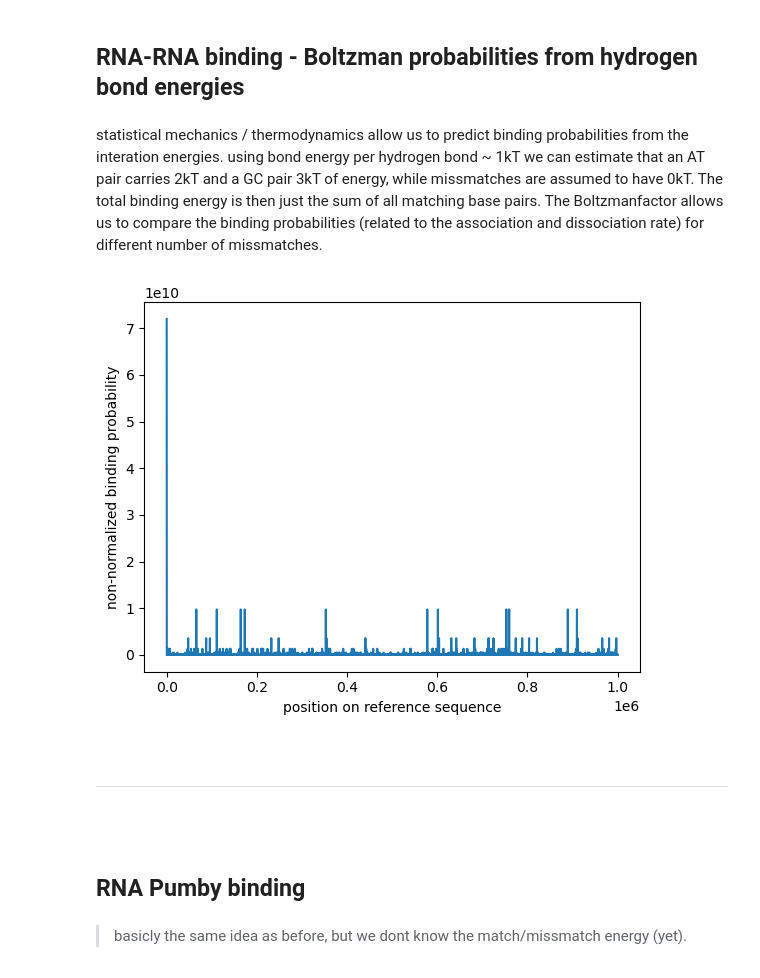
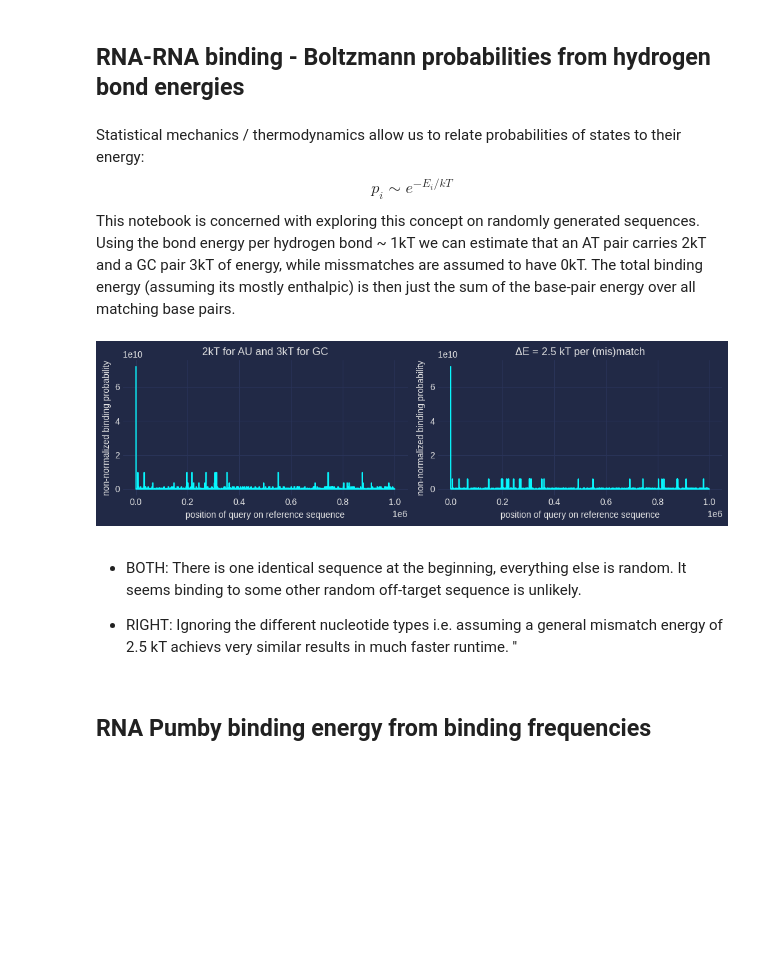
Before and after one commit to Q1vy/iGEM2025-TRAPS-Software-and-Modelling, a Jupyter notebook: statmech_binding_model.ipynb, the cells around one changed output. Cells and saved outputs as stored; diff of their text form; code cells hidden in the pictures; blank space fills up the shorter version.

```diff
--- a/statmech_binding_model.ipynb
+++ b/statmech_binding_model.ipynb
@@ -3,9 +3,12 @@ import numpy as np
 import matplotlib.pyplot as plt
 import scipy.stats as stats
 from numba import njit
+import mplcyberpunk
+plt.style.use("cyberpunk")
 
 @njit
 def sc_jit(ref, seq):
+    '''moving window subsequence comparison counting matches for each position of seq on ref'''
     n = len(ref) - len(seq) + 1
     cv = np.zeros(n, dtype=np.int8)
     for i in range(n):
@@ -16,9 +19,22 @@ def sc_jit(ref, seq):
         cv[i] = count
     return cv
 sc_jit(np.random.randint(0, 3, 100), np.random.randint(0, 3, 10));    # call it once for numba to compile the function
+
+def encoder(seq):
+    '''map sequence values into new axis to encode interaction strengths'''
+    array = np.zeros((len(seq),4))
+    for i in range(len(array)):
+        array[i, seq[i]] = np.sqrt((2+(seq[i]>1))) # A U G C stored as 1 2 3 4 get energies 2 2 3 3
+    return array
+
+def sc_np(a, b):
+    '''sequence comparison that does not count mismatches, but energy'''
+    A = encoder(a)
+    B = encoder(b)
+    cv = np.correlate(A.flatten(), B.flatten(), mode = "valid")[::4]
+    return cv
 # %% [markdown]
-## RNA-RNA binding - Boltzman probabilities from hydrogen bond energies
+## RNA-RNA binding - Boltzmann probabilities from hydrogen bond energies
 # %% [markdown]
-statistical mechanics / thermodynamics allow us to predict binding probabilities from the interation energies.
-using bond energy per hydrogen bond ~ 1kT we can estimate that an AT pair carries 2kT and a GC pair 3kT of energy, while missmatches are assumed to have 0kT. The total binding energy is then just the sum of all matching base pairs.
-The Boltzmanfactor allows us to compare the binding probabilities (related to the association and dissociation rate) for different number of missmatches.
+Statistical mechanics / thermodynamics allow us to relate probabilities of states to their energy:
+$$p_i \sim e^{-E_i /kT} $$This notebook is concerned with exploring this concept on randomly generated sequences. Using the bond energy per hydrogen bond ~ 1kT we can estimate that an AT pair carries 2kT and a GC pair 3kT of energy, while missmatches are assumed to have 0kT. The total binding energy (assuming its mostly enthalpic) is then just the sum of the base-pair energy over all matching base pairs.
@@ -38,24 +41,33 @@ def sc_np(a, b): # sequence comparison that does not count mismatches, but energ
 # %%
-ref = np.random.randint(low = 0, high = 4, size = 10**6)
-target = ref[:10]
-energies = sc_np(ref, target)  # is the total binding energy for each position
-plt.plot(np.exp(energies));    # Boltzmann factor
-plt.ylabel("non-normalized binding probability")
-plt.xlabel("position on reference sequence");
-# As a reference there is a perfect match a the start of the sequence
+ref = np.random.randint(low = 0, high = 4, size = 10**6) # generate random reference sequence to test against
+query = ref[:10]                                         # query = binding sequence to evaluate
+
+energy_left  = -sc_np(ref, query)  # is the total binding energy of query and ref for each possible position, assuming the physical AU = 2kT and GC = 3kT.
+energy_right = -2.5 * sc_jit(ref, query)  # a simplified energy calculation assuming 2.5kT for each matching base pair.
+
+boltzmann_left  = np.exp(-energy_left)
+boltzmann_right = np.exp(-energy_right)
+
+# making plots #
+fig, (ax, bx) = plt.subplots(1, 2, figsize=(10, 3))
+ax.plot(boltzmann_left);
+bx.plot(boltzmann_right);
+ax.set_title("2kT for AU and 3kT for GC")
+bx.set_title("ΔE = 2.5 kT per (mis)match")
+ax.set_ylabel("non-normalized binding probability")
+bx.set_ylabel("non-normalized binding probability")
+ax.set_xlabel("position of query on reference sequence");
+bx.set_xlabel("position of query on reference sequence");
+plt.tight_layout()
+# For comparison there is a perfect match a the start of the sequence
 # %% [output]
-[figure, old version]
+[figure, new version]
-# %% [markdown]
-
- <br>
-
- ------
-
- <br>
+# %% [markdown]
+- BOTH: There is one identical sequence at the beginning, everything else is random. It seems binding to some other random off-target sequence is unlikely.
+
+- RIGHT: Ignoring the different nucleotide types i.e. assuming a general mismatch energy of 2.5 kT achievs very similar results in much faster runtime. ''
 # %% [markdown]
-## RNA Pumby binding
+## RNA Pumby binding energy from binding frequencies
-# %% [markdown]
-> basicly the same idea as before, but we dont know the match/missmatch energy (yet).
 # %% [markdown]
 
 
```
Also changed, not shown: parts of 16 cells of this notebook, 35 other files.
